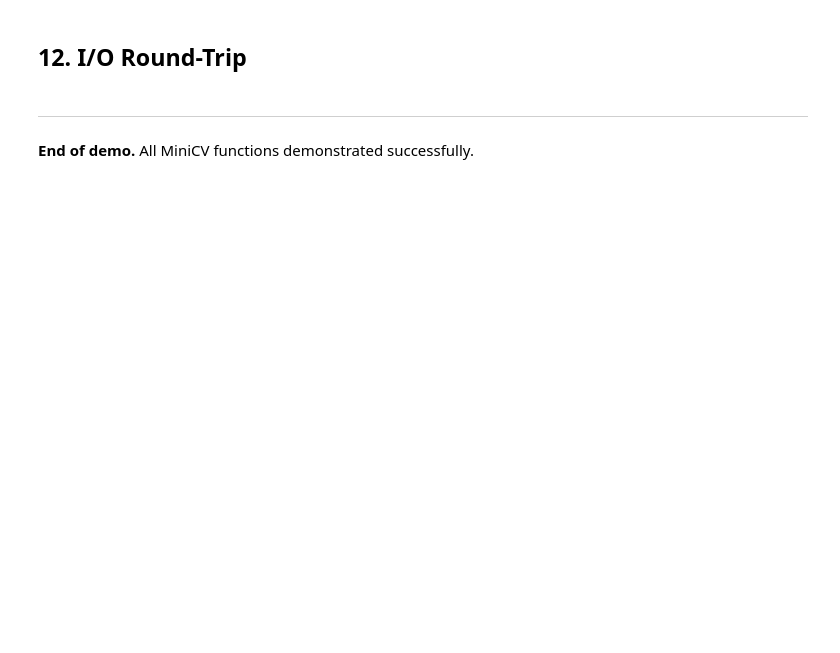
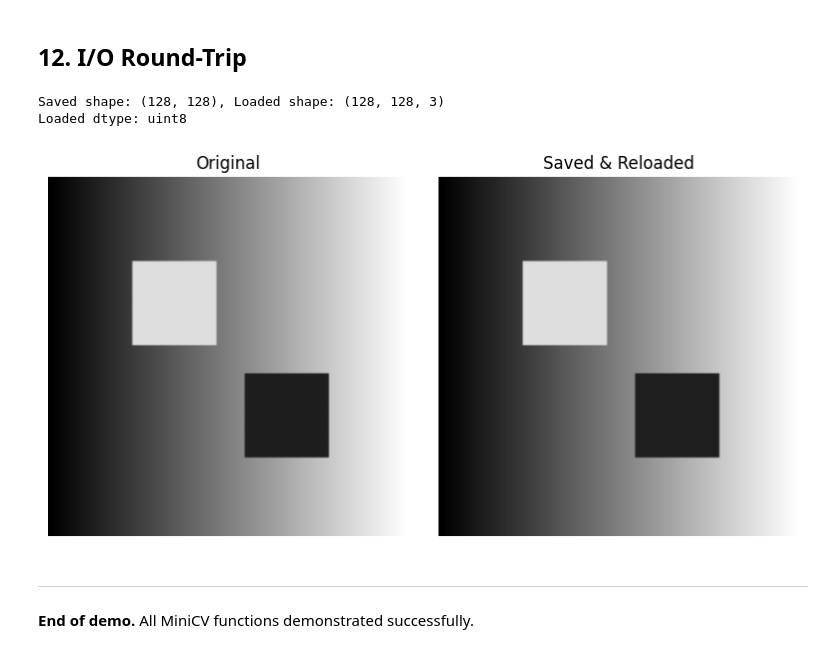
Before and after one commit to iaminfadel/Shawwaf, a Jupyter notebook: notebooks/demo.ipynb, the cells around one changed output. Saved outputs shown, nothing was run; the diff lists cells and outputs as text; code cells hidden in the pictures; blank space fills up the shorter version.

Commit message:
fix: change image save path in demo notebook

```diff
--- a/notebooks/demo.ipynb
+++ b/notebooks/demo.ipynb
@@ -192,24 +216,27 @@ plt.show()
 # %% [markdown]
 ## 12. I/O Round-Trip
 # %%
-import tempfile, os
+import os
 
 # Save and reload
-with tempfile.NamedTemporaryFile(suffix='.png', delete=False) as f:
-    path = f.name
+path = '../docs/results/test_image.png'
 
+os.makedirs(os.path.dirname(path), exist_ok=True)
 minicv.io.save_image(img, path)
 loaded = minicv.io.read_image(path)
-os.unlink(path)
 
 print(f'Saved shape: {img.shape}, Loaded shape: {loaded.shape}')
 print(f'Loaded dtype: {loaded.dtype}')
 
 fig, axes = plt.subplots(1, 2, figsize=(8, 4))
 axes[0].imshow(img, cmap='gray'); axes[0].set_title('Original')
 axes[1].imshow(loaded, cmap='gray'); axes[1].set_title('Saved & Reloaded')
 for ax in axes: ax.axis('off')
 plt.tight_layout(); plt.show()
+# %% [output]
+Saved shape: (128, 128), Loaded shape: (128, 128, 3)
+Loaded dtype: uint8
+[figure, added]
 # %% [markdown]
 ---
 **End of demo.** All MiniCV functions demonstrated successfully.
```
Also changed, not shown: parts of 11 cells of this notebook, 1 other file.
